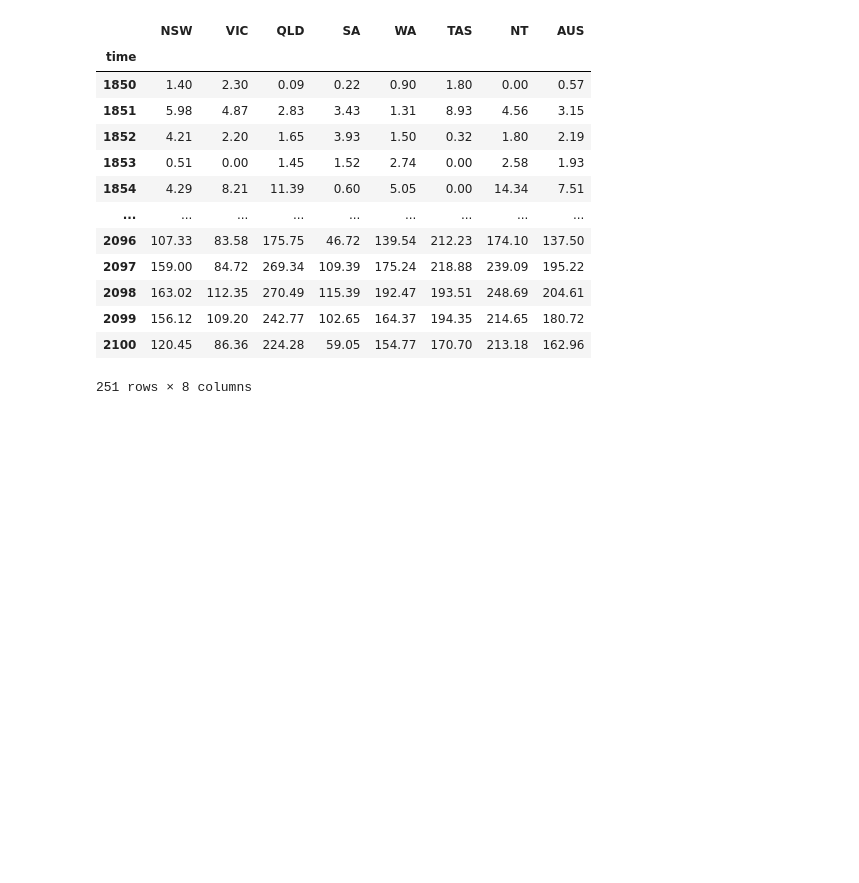
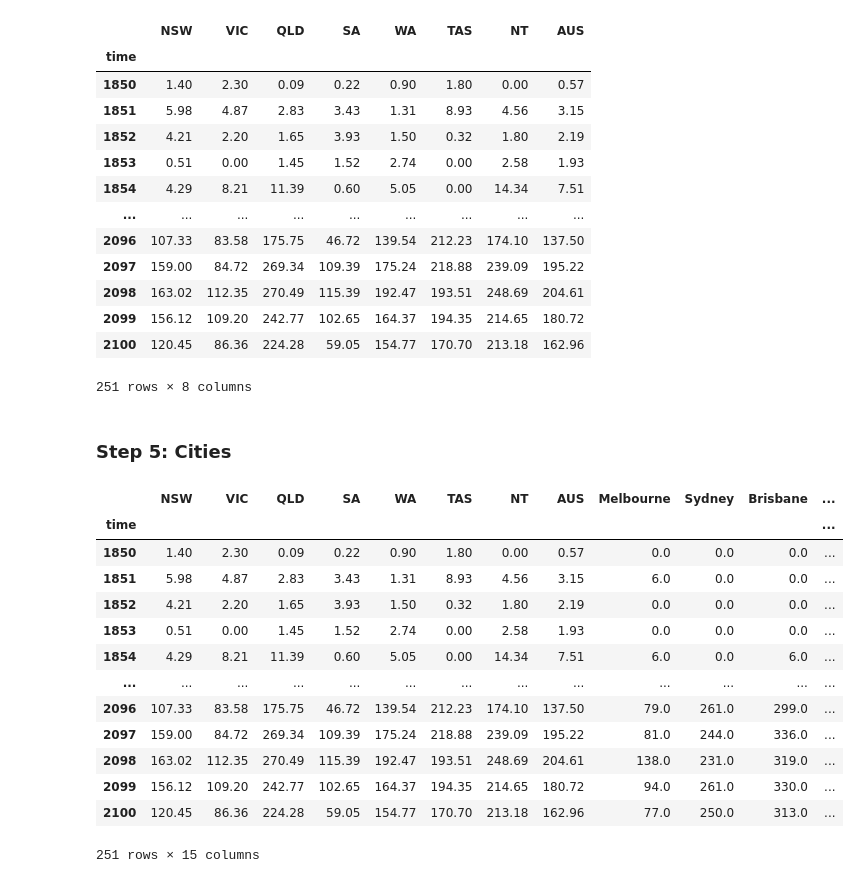
Before and after one commit to DamienIrving/treasury, a Jupyter notebook: wsdi_cmip6.ipynb, the cells around one changed output. Cells and saved outputs as stored; diff of their text form; code cells hidden in the pictures; blank space fills up the shorter version.

```diff
--- a/wsdi_cmip6.ipynb
+++ b/wsdi_cmip6.ipynb
@@ -185,3 +185,5 @@ df
 | 2099 | 156.12 | 109.20 | 242.77 | 102.65 | 164.37 | 194.35 | 214.65 | 180.72 |
 | 2100 | 120.45 | 86.36 | 224.28 | 59.05 | 154.77 | 170.70 | 213.18 | 162.96 |
 251 rows × 8 columns
+# %% [markdown]
+### Step 5: Cities
@@ -188,3 +209,20 @@ df
+# %%
+df
+# %% [output]
+|  | NSW | VIC | QLD | SA | WA | TAS | NT | AUS | Melbourne | Sydney | Brisbane | ... |
+| time |  |  |  |  |  |  |  |  |  |  |  | ... |
+| 1850 | 1.40 | 2.30 | 0.09 | 0.22 | 0.90 | 1.80 | 0.00 | 0.57 | 0.0 | 0.0 | 0.0 | ... |
+| 1851 | 5.98 | 4.87 | 2.83 | 3.43 | 1.31 | 8.93 | 4.56 | 3.15 | 6.0 | 0.0 | 0.0 | ... |
+| 1852 | 4.21 | 2.20 | 1.65 | 3.93 | 1.50 | 0.32 | 1.80 | 2.19 | 0.0 | 0.0 | 0.0 | ... |
+| 1853 | 0.51 | 0.00 | 1.45 | 1.52 | 2.74 | 0.00 | 2.58 | 1.93 | 0.0 | 0.0 | 0.0 | ... |
+| 1854 | 4.29 | 8.21 | 11.39 | 0.60 | 5.05 | 0.00 | 14.34 | 7.51 | 6.0 | 0.0 | 6.0 | ... |
+| ... | ... | ... | ... | ... | ... | ... | ... | ... | ... | ... | ... | ... |
+| 2096 | 107.33 | 83.58 | 175.75 | 46.72 | 139.54 | 212.23 | 174.10 | 137.50 | 79.0 | 261.0 | 299.0 | ... |
+| 2097 | 159.00 | 84.72 | 269.34 | 109.39 | 175.24 | 218.88 | 239.09 | 195.22 | 81.0 | 244.0 | 336.0 | ... |
+| 2098 | 163.02 | 112.35 | 270.49 | 115.39 | 192.47 | 193.51 | 248.69 | 204.61 | 138.0 | 231.0 | 319.0 | ... |
+| 2099 | 156.12 | 109.20 | 242.77 | 102.65 | 164.37 | 194.35 | 214.65 | 180.72 | 94.0 | 261.0 | 330.0 | ... |
+| 2100 | 120.45 | 86.36 | 224.28 | 59.05 | 154.77 | 170.70 | 213.18 | 162.96 | 77.0 | 250.0 | 313.0 | ... |
+251 rows × 15 columns
 # %%
 df.plot(
     figsize=[15, 7],
```
Also changed, not shown: parts of 5 cells of this notebook.
